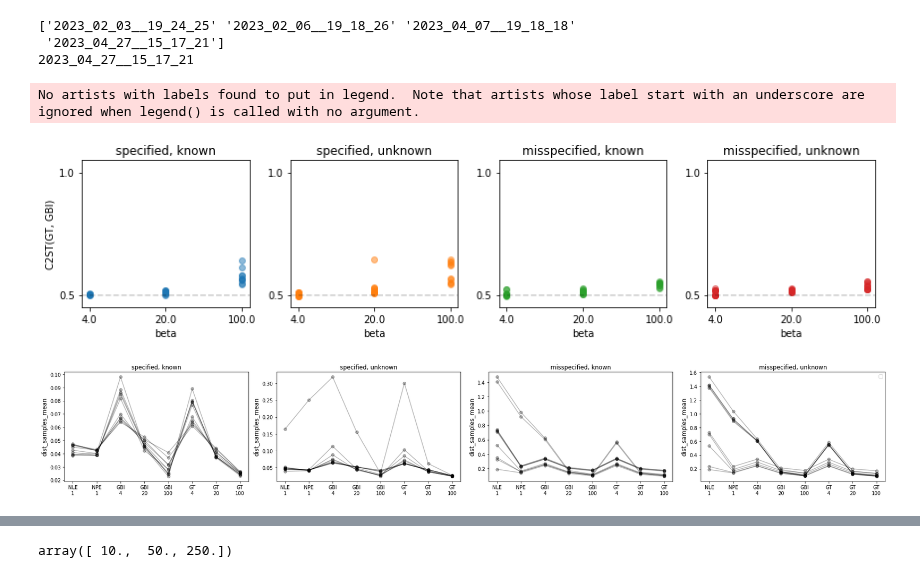
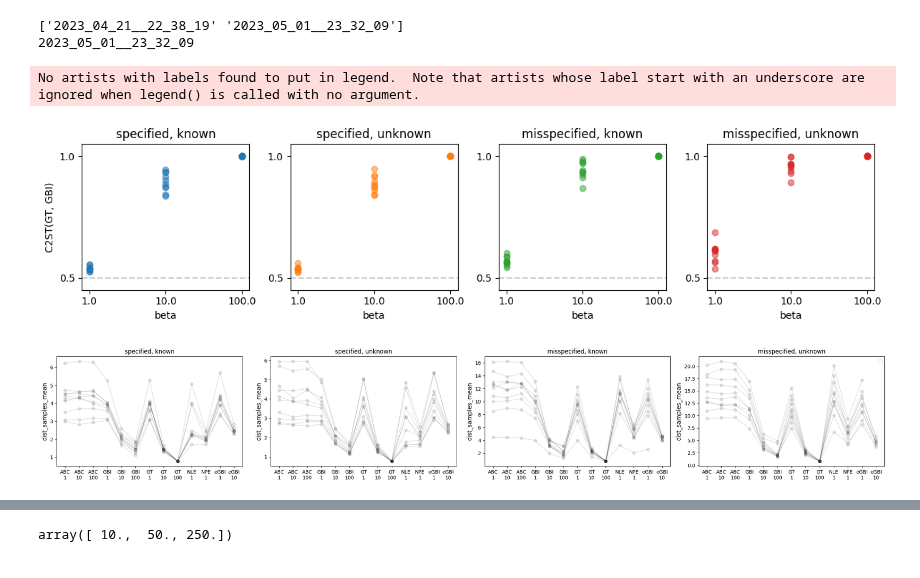
Before and after one commit to mackelab/neuralgbi, a Jupyter notebook: dev_notebook/run_comparisons.ipynb, the cells around one changed output, grey strips where cells are left out. Saved outputs shown, nothing was run; the diff lists cells and outputs as text; code cells hidden in the pictures.

```diff
--- a/dev_notebook/run_comparisons.ipynb
+++ b/dev_notebook/run_comparisons.ipynb
@@ -18,7 +19,7 @@ from gbi.benchmark.tasks.gaussian_mixture.task import GaussianMixture
 
 import gbi.utils.utils as gbi_utils
 # %%
-task_name = "uniform_1d"
+task_name = "gaussian_mixture"
 inference_dir = "../results/benchmark/algorithms/"
 print(np.sort(listdir(f"{inference_dir}/{task_name}/")))
 inference_datetime = np.sort(listdir(f"{inference_dir}/{task_name}/"))[-1]
@@ -29,9 +30,8 @@ df_summaries = pd.read_csv(f"{inference_dir}/{task_name}/{inference_datetime}/po
 
 betas = df_summaries[df_summaries['algorithm']=='GT']['beta'].unique()
 # %% [output]
-['2023_02_03__19_24_25' '2023_02_06__19_18_26' '2023_04_07__19_18_18'
- '2023_04_27__15_17_21']
-2023_04_27__15_17_21
+['2023_04_21__22_38_19' '2023_05_01__23_32_09']
+2023_05_01__23_32_09
 # %%
 plt.figure(figsize=(12,3))
 
@@ -56,41 +56,35 @@ metric_to_plot = 'dist_samples_mean'
 # metric_to_plot = 'mse_dist_gt_estimate'
 # metric_to_plot = 'r_dist_gt_estimate'
 plt.figure(figsize=(24,4))
 for i_s, specified in enumerate(['specified', 'misspecified']):
     for i_k, known in enumerate(['known', 'unknown']):
         plt.subplot(1,4,i_s*2+i_k+1)
         for xo in range(10):
             df_cur = df_summaries[(df_summaries['xo_idx']==xo)&(df_summaries['xo_specified']==specified)&(df_summaries['xo_known']==known)]
             # df_cur = df_cur.iloc[[6,7,8,3,4,5, 11,12,13, 10,9,0,1,2]]
-            for i_, i_b in enumerate([3,4,5]):
-#                 # GBI GT vs. GBI estimated
-#                 plt.plot(df_cur['dist_sample_mean'].iloc[-1], df_cur['dist_sample_mean'].iloc[i_b], 'o', color=f"C{i_}", label=betas[i_] if xo==0 else None, alpha=0.5)
-#                 # plt.errorbar(df_cur['dist_sample_mean'].iloc[-1], df_cur['dist_sample_mean'].iloc[i_b], xerr=df_cur['dist_sample_std'].iloc[-1], yerr=df_cur['dist_sample_std'].iloc[i_b], color=f"C{i_}", alpha=0.1)
 
-#                 # NPE vs. GBI estimated
-#                 plt.plot(df_cur['dist_sample_mean'].iloc[i_b-3], df_cur['dist_sample_mean'].iloc[i_b], '*', color=f"C{i_}", alpha=0.5)
-
-                plt.plot(df_cur[metric_to_plot].values, 'ok-', alpha=0.1)
-        plt.xticks(range(len(df_cur)), labels=[f"{row['algorithm']}\n{row['beta']:.0f}" for _, row in df_cur.iterrows()])
+            plt.plot(df_cur[metric_to_plot].values, 'ok-', alpha=0.1)
+            # print(df_cur[metric_to_plot])
+            if xo==1: plt.xticks(range(len(df_cur)), labels=[f"{row['algorithm']}\n{row['beta']:.0f}" for _, row in df_cur.iterrows()])
 
         # XL = [0,plt.ylim()[1]]
         # plt.plot(XL, XL, 'k--', alpha=0.1)
         plt.title(f"{specified}, {known}")
         plt.ylabel(metric_to_plot, fontsize=12)
         # plt.ylim(0,df_summaries['dist_sample_mean'].max())
         # plt.xticks(XL);plt.yticks(XL);
         # plt.xlabel('GT/NPE'); plt.ylabel('GBI')
         # plt.xscale('log')
         # plt.yscale('log');
 
 plt.legend()
 plt.tight_layout()
 
 
 
 
 # df_summaries[(df_summaries['xo_idx']==xo)&(df_summaries['xo_specified']==specified)&(df_summaries['xo_known']==known)]
 # %% [output]
 No artists with labels found to put in legend.  Note that artists whose label start with an underscore are ignored when legend() is called with no argument.
-[figure, old version]
+[figure, new version]
-[figure, old version]
+[figure, new version]
```
Also changed, not shown: parts of 4 cells of this notebook, 11 other files.
